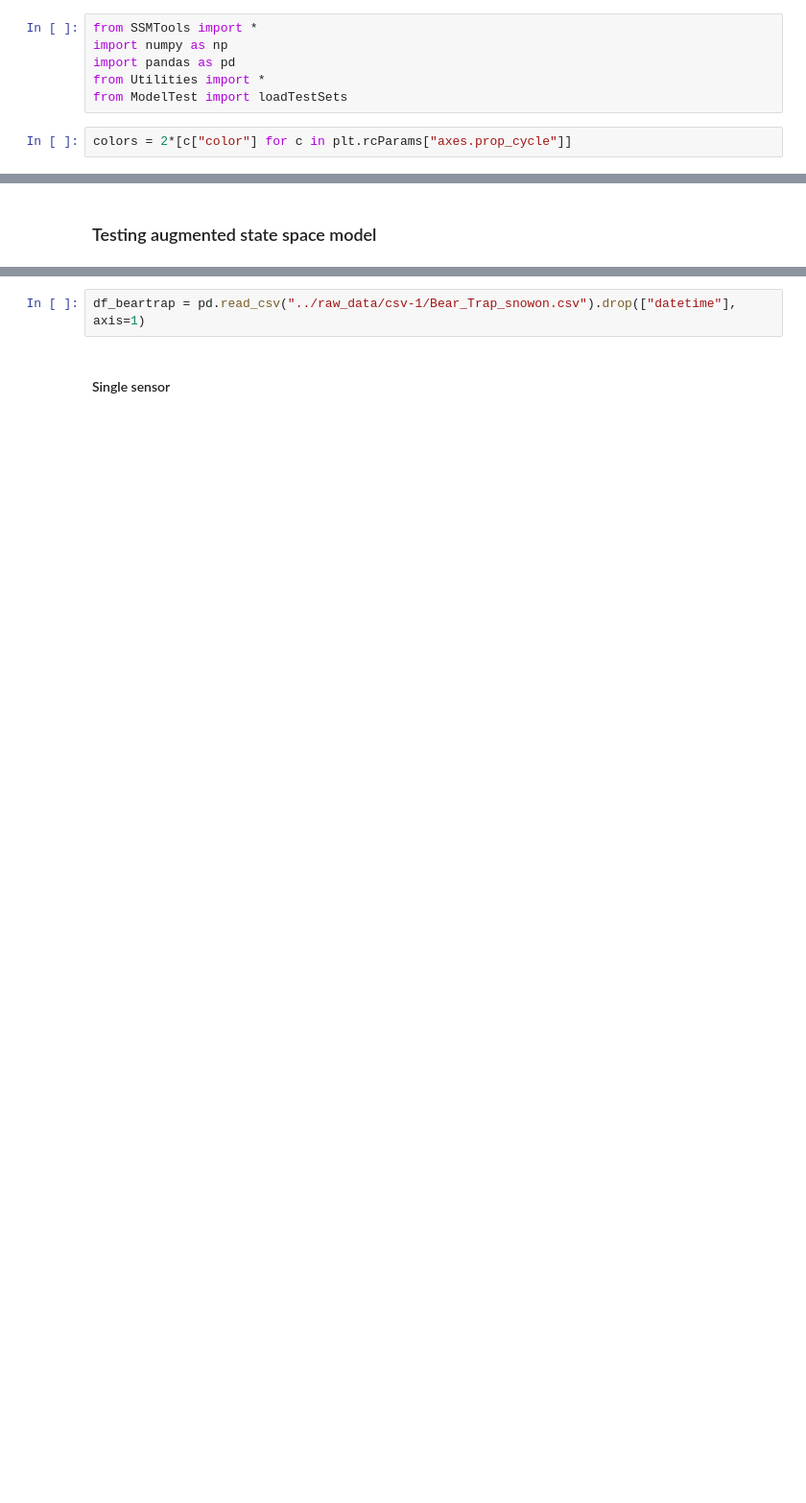
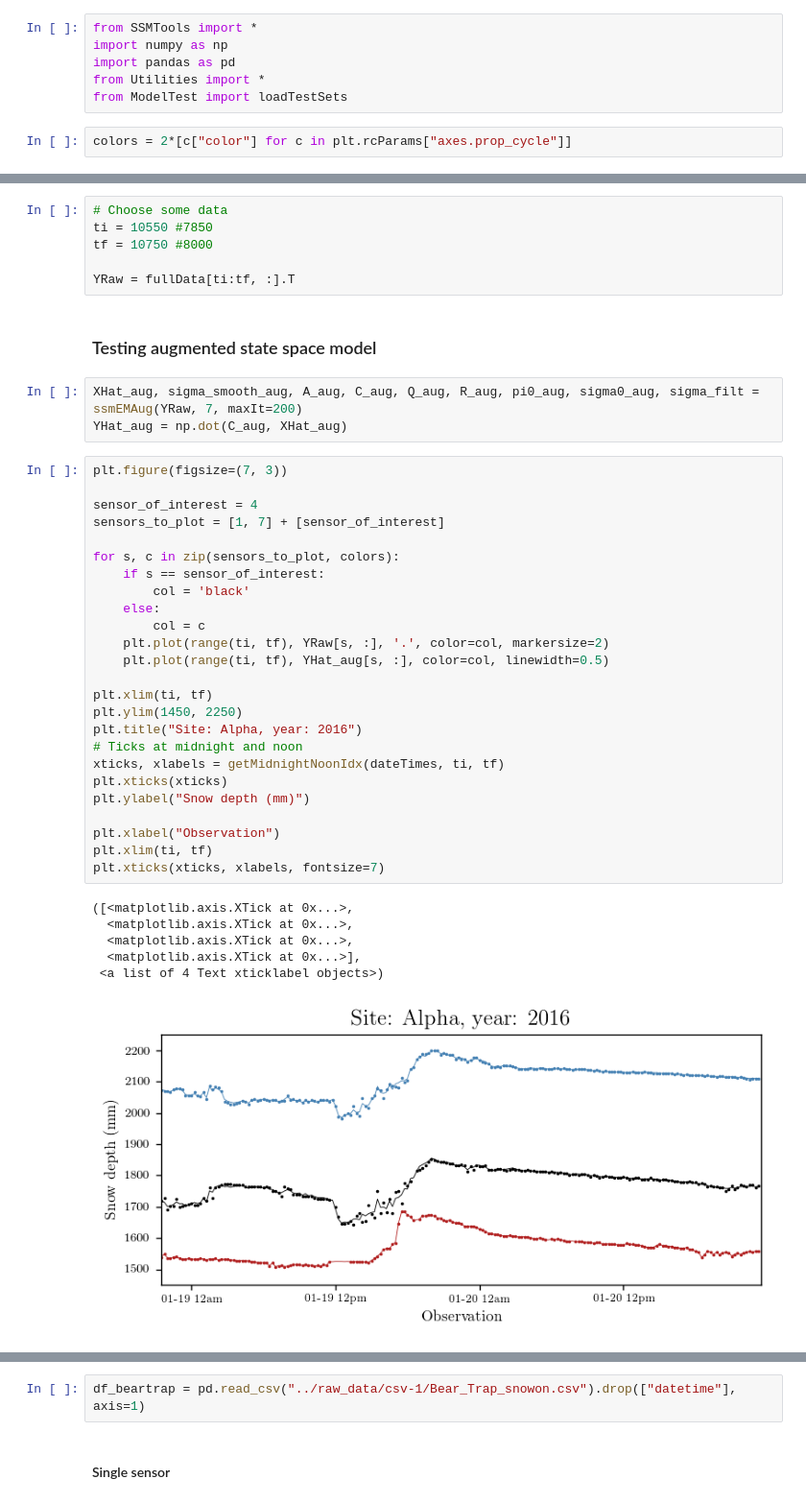
Before and after one commit to adam-coogan/snow_data_cleaning, a Jupyter notebook: scripts/State Space EM.ipynb, the cells around one changed output, grey strips where cells are left out. Shown at 96% size. Saved outputs shown, nothing was run; the diff lists cells and outputs as text; blank space fills up the shorter version.

```diff
--- a/scripts/State Space EM.ipynb
+++ b/scripts/State Space EM.ipynb
@@ -9,2 +25,43 @@ colors = 2*[c["color"] for c in plt.rcParams["axes.prop_cycle"]]
+# %%
+# Choose some data
+ti = 10550 #7850
+tf = 10750 #8000
+
+YRaw = fullData[ti:tf, :].T
 # %% [markdown]
 ### Testing augmented state space model
+# %%
+XHat_aug, sigma_smooth_aug, A_aug, C_aug, Q_aug, R_aug, pi0_aug, sigma0_aug, sigma_filt = ssmEMAug(YRaw, 7, maxIt=200)
+YHat_aug = np.dot(C_aug, XHat_aug)
+# %%
+plt.figure(figsize=(7, 3))
+
+sensor_of_interest = 4
+sensors_to_plot = [1, 7] + [sensor_of_interest]
+
+for s, c in zip(sensors_to_plot, colors):
+    if s == sensor_of_interest:
+        col = 'black'
+    else:
+        col = c
+    plt.plot(range(ti, tf), YRaw[s, :], '.', color=col, markersize=2)
+    plt.plot(range(ti, tf), YHat_aug[s, :], color=col, linewidth=0.5)
+
+plt.xlim(ti, tf)
+plt.ylim(1450, 2250)
+plt.title("Site: Alpha, year: 2016")
+# Ticks at midnight and noon
+xticks, xlabels = getMidnightNoonIdx(dateTimes, ti, tf)
+plt.xticks(xticks)
+plt.ylabel("Snow depth (mm)")
+
+plt.xlabel("Observation")
+plt.xlim(ti, tf)
+plt.xticks(xticks, xlabels, fontsize=7)
+# %% [output]
+([<matplotlib.axis.XTick at 0x...>,
+  <matplotlib.axis.XTick at 0x...>,
+  <matplotlib.axis.XTick at 0x...>,
+  <matplotlib.axis.XTick at 0x...>],
+ <a list of 4 Text xticklabel objects>)
+[figure, added]
```
Also changed, not shown: parts of 19 cells of this notebook.
